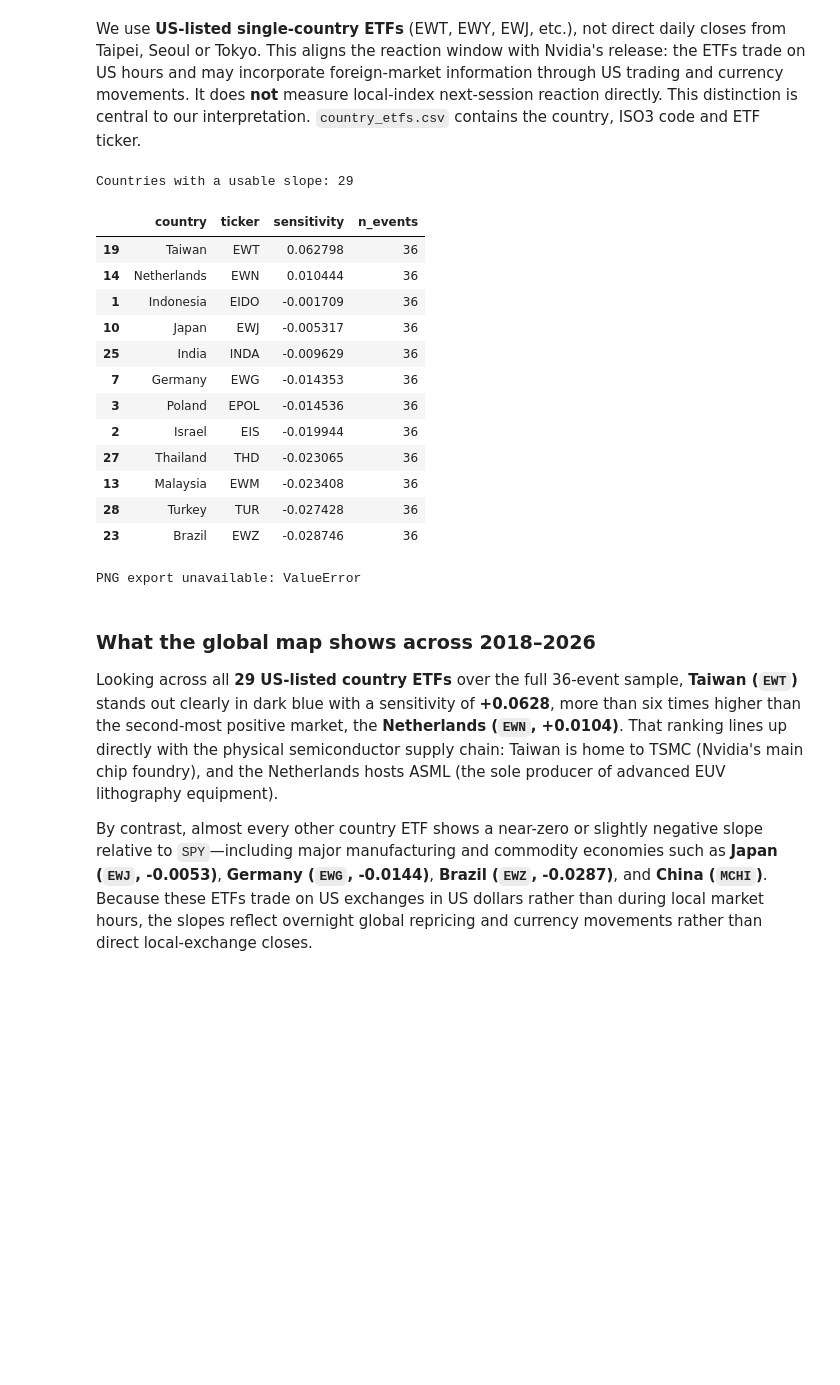
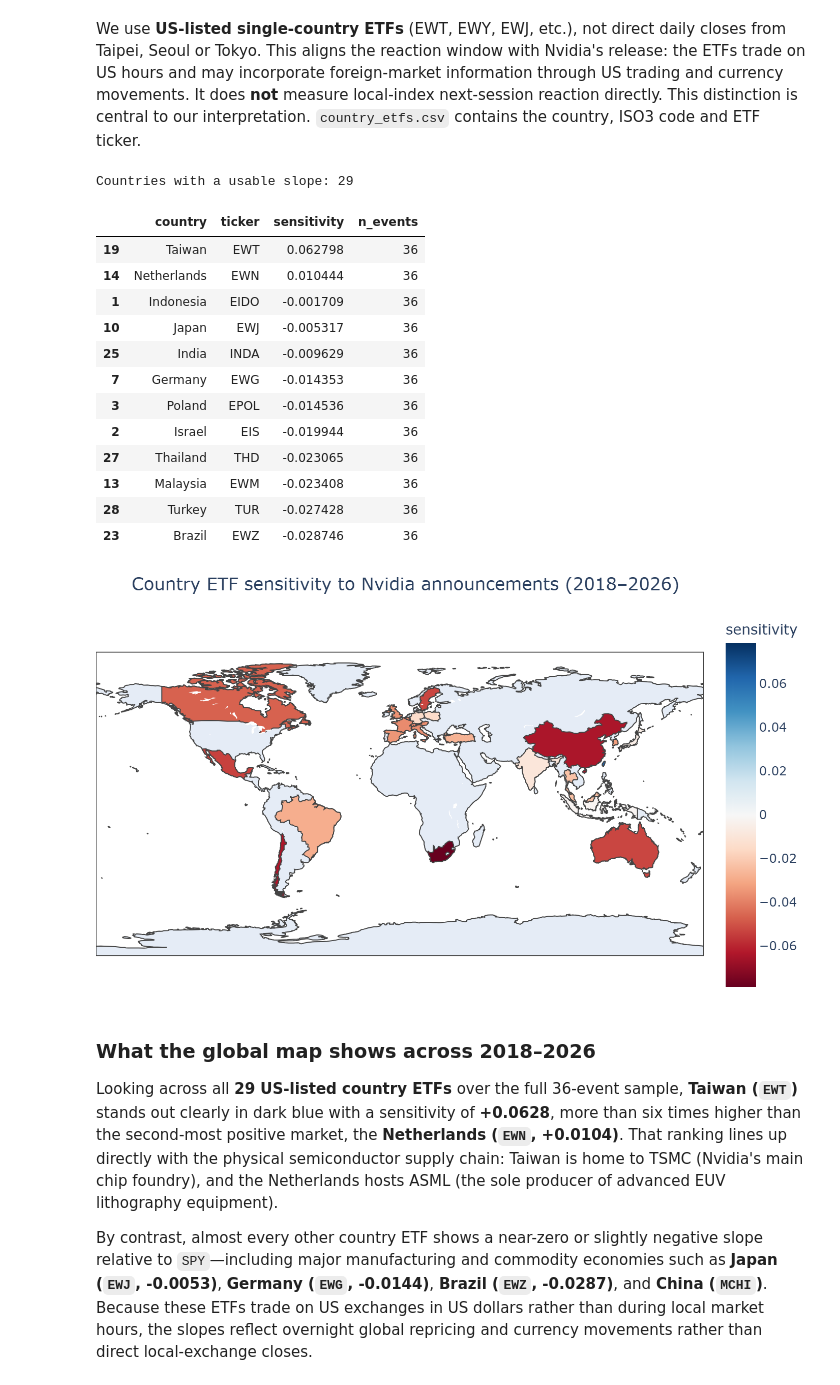
Before and after one commit to ayarhazi/ai-exposure-financial-markets, a Jupyter notebook: notebook1.ipynb, the cells around one changed output. Saved outputs shown, nothing was run; the diff lists cells and outputs as text; code cells hidden in the pictures; blank space fills up the shorter version.

Commit message:
Restore original map visualizations

```diff
--- a/notebook1.ipynb
+++ b/notebook1.ipynb
@@ -445,35 +445,36 @@ display(country_slopes[["country", "ticker", "sensitivity", "n_events"]].sort_va
 # Render the static world choropleth map (keep HTML copy in outputs/figures/)
 if len(country_slopes) >= 5:
     fig_map = px.choropleth(
         country_slopes,
         locations="iso3",
         color="sensitivity",
         hover_name="country",
         color_continuous_scale="RdBu",
         color_continuous_midpoint=0,
         title="Country ETF sensitivity to Nvidia announcements (2018–2026)",
     )
     fig_map.update_layout(margin=dict(l=0, r=0, t=40, b=0), height=420)
     fig_map.write_html(FIGURES / "05_country_sensitivity_map.html")
-    show_figure(fig_map, FIGURES / "05_country_sensitivity_map.png")
+    fig_map.write_image(FIGURES / "05_country_sensitivity_map.png", scale=2)
+    display(Image(filename=str(FIGURES / "05_country_sensitivity_map.png")))
 
 country_slopes.to_csv(PROCESSED / "country_sensitivity.csv", index=False)
 # %% [output]
 Countries with a usable slope: 29
 |  | country | ticker | sensitivity | n_events |
 | 19 | Taiwan | EWT | 0.062798 | 36 |
 | 14 | Netherlands | EWN | 0.010444 | 36 |
 | 1 | Indonesia | EIDO | -0.001709 | 36 |
 | 10 | Japan | EWJ | -0.005317 | 36 |
 | 25 | India | INDA | -0.009629 | 36 |
 | 7 | Germany | EWG | -0.014353 | 36 |
 | 3 | Poland | EPOL | -0.014536 | 36 |
 | 2 | Israel | EIS | -0.019944 | 36 |
 | 27 | Thailand | THD | -0.023065 | 36 |
 | 13 | Malaysia | EWM | -0.023408 | 36 |
 | 28 | Turkey | TUR | -0.027428 | 36 |
 | 23 | Brazil | EWZ | -0.028746 | 36 |
-PNG export unavailable: ValueError
+[figure, added]
 # %% [markdown]
 ### What the global map shows across 2018–2026
 
```
Also changed, not shown: parts of 3 cells of this notebook, 1 other file.
